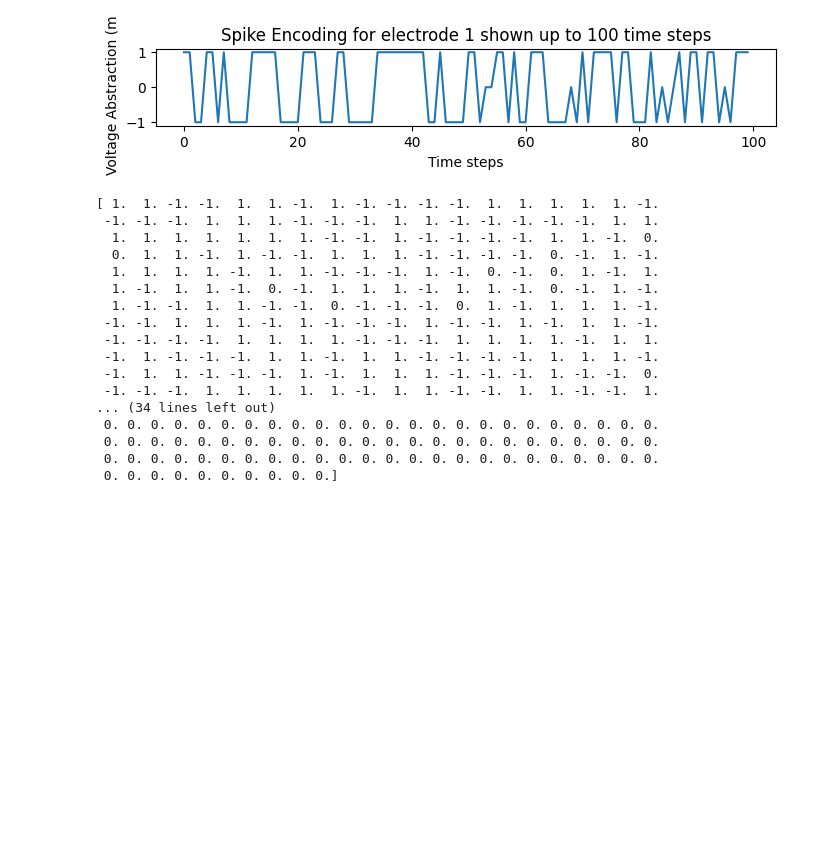
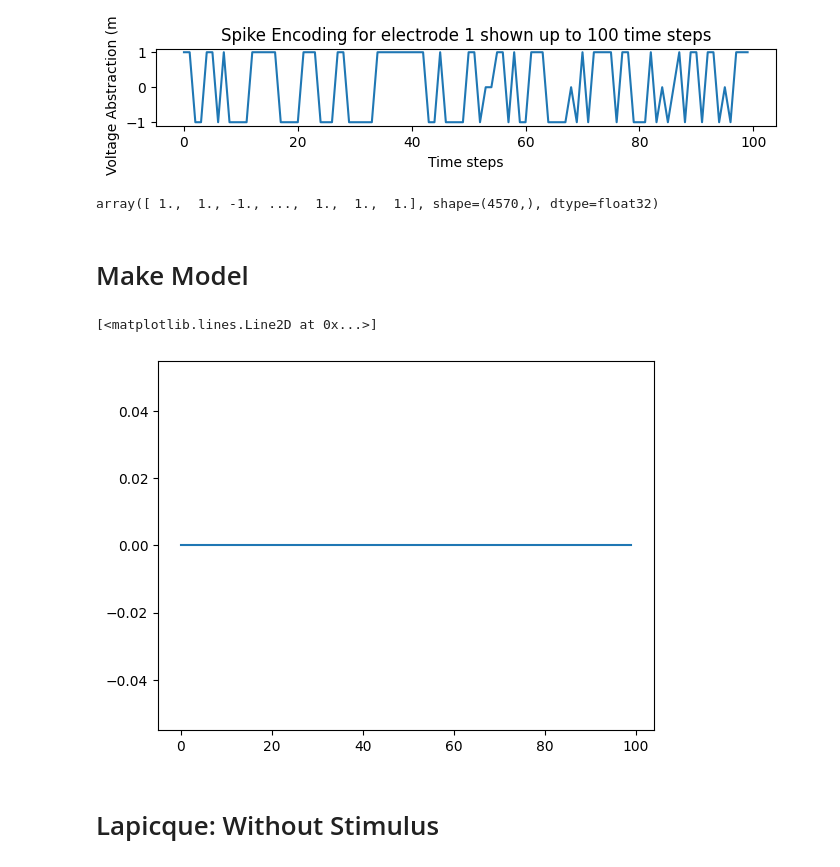
Before and after one commit to sierrajanson/cmpm118, a Jupyter notebook: encode.ipynb, the cells around one changed output. Cells and saved outputs as stored; diff of their text form; code cells hidden in the pictures; blank space fills up the shorter version.

```diff
--- a/encode.ipynb
+++ b/encode.ipynb
@@ -196,24 +188,3 @@ plt.plot(arr[0])
 # %% [output]
 [<matplotlib.lines.Line2D at 0x...>]
 [figure]
-# %%
-for i in arr:
-    print(i)
-# %% [output]
-[ 1.  1. -1. -1.  1.  1. -1.  1. -1. -1. -1. -1.  1.  1.  1.  1.  1. -1.
- -1. -1. -1.  1.  1.  1. -1. -1. -1.  1.  1. -1. -1. -1. -1. -1.  1.  1.
-  1.  1.  1.  1.  1.  1.  1. -1. -1.  1. -1. -1. -1. -1.  1.  1. -1.  0.
-  0.  1.  1. -1.  1. -1. -1.  1.  1.  1. -1. -1. -1. -1.  0. -1.  1. -1.
-  1.  1.  1.  1. -1.  1.  1. -1. -1. -1.  1. -1.  0. -1.  0.  1. -1.  1.
-  1. -1.  1.  1. -1.  0. -1.  1.  1.  1. -1.  1.  1. -1.  0. -1.  1. -1.
-  1. -1. -1.  1.  1. -1. -1.  0. -1. -1. -1.  0.  1. -1.  1.  1.  1. -1.
- -1. -1.  1.  1.  1. -1.  1. -1. -1. -1.  1. -1. -1.  1. -1.  1.  1. -1.
- -1. -1. -1. -1.  1.  1.  1.  1. -1. -1. -1.  1.  1.  1.  1. -1.  1.  1.
- -1.  1. -1. -1. -1.  1.  1. -1.  1.  1. -1. -1. -1. -1.  1.  1.  1. -1.
- -1.  1.  1. -1. -1. -1.  1. -1.  1.  1.  1. -1. -1. -1.  1. -1. -1.  0.
- -1. -1. -1.  1.  1.  1.  1.  1. -1.  1.  1. -1. -1.  1.  1. -1. -1.  1.
-... (34 lines left out)
- 0. 0. 0. 0. 0. 0. 0. 0. 0. 0. 0. 0. 0. 0. 0. 0. 0. 0. 0. 0. 0. 0. 0. 0.
- 0. 0. 0. 0. 0. 0. 0. 0. 0. 0. 0. 0. 0. 0. 0. 0. 0. 0. 0. 0. 0. 0. 0. 0.
- 0. 0. 0. 0. 0. 0. 0. 0. 0. 0. 0. 0. 0. 0. 0. 0. 0. 0. 0. 0. 0. 0. 0. 0.
- 0. 0. 0. 0. 0. 0. 0. 0. 0. 0.]
@@ -219,0 +201,29 @@ for i in arr:
+# %%
+all_encoded_series[0]
+# %% [output]
+array([ 1.,  1., -1., ...,  1.,  1.,  1.], shape=(4570,), dtype=float32)
+# %% [markdown]
+# Make Model
+# %%
+# for i in arr:
+#     print(i)
+
+# R = 50M amps and C = 100pF (tao = 5ms)
+def leaky_integrate_neuron(U, time_step=1e-3, I=0, R=5e7, C=1e-10):
+  tau = R*C
+  U = U + (time_step/tau)*(-U + I*R)
+  return U
+
+num_steps = 100
+U = 0
+U_trace = [] # keeps a record of U for plotting
+
+for step in range(num_steps):
+  U_trace.append(U)
+  U = leaky_integrate_neuron(U) # solve for next step of U
+
+ax = fig.add_subplot(graph_num)
+plt.plot(U_trace)
+# %% [output]
+[<matplotlib.lines.Line2D at 0x...>]
+[figure, added]
@@ -219,0 +236,2 @@ for i in arr:
+# %% [markdown]
+# Lapicque: Without Stimulus
```
Also changed, not shown: parts of 7 cells of this notebook.
